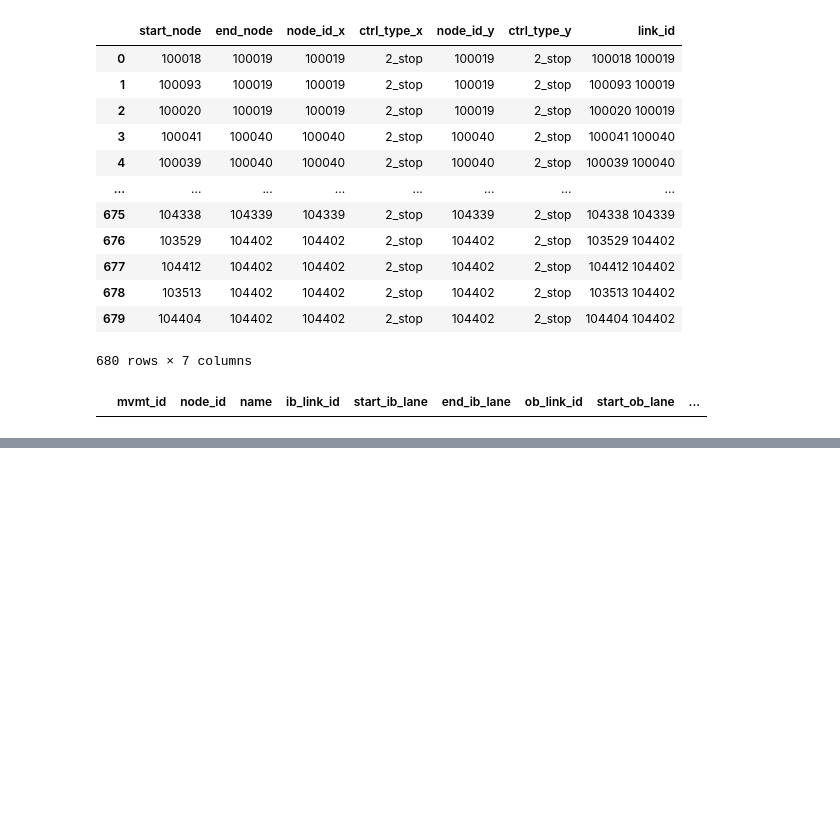
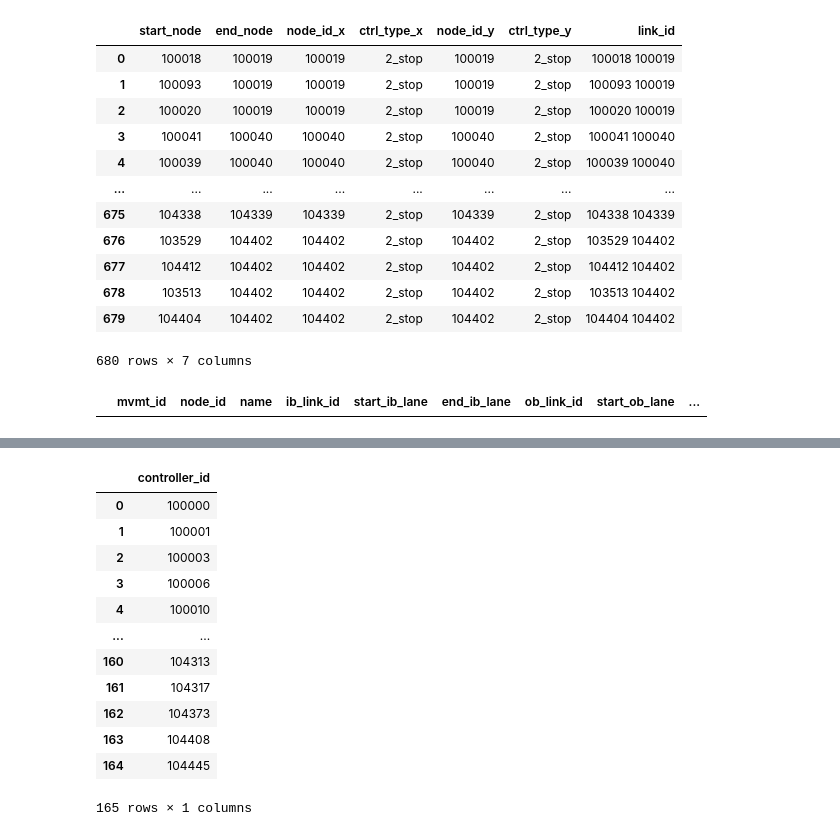
Before and after one commit to zephyr-data-specs/gmns, a Jupyter notebook: usage/conversion/DynusT/DynusT_Signals.ipynb, the cells around one changed output, grey strips where cells are left out. Drawn from its saved outputs; the diff is of its cells as text; code cells hidden in the pictures; blank space fills up the shorter version.

```diff
--- a/usage/conversion/DynusT/DynusT_Signals.ipynb
+++ b/usage/conversion/DynusT/DynusT_Signals.ipynb
@@ -203,2 +219,20 @@ mvmts.to_csv('../../../examples/Lima/GMNS/movement.csv', index=False)
 # %%
-## now create the new signals tables from node_phase_lines and link_phase_lines
+## now create the new signal tables from node_phase_lines and link_phase_lines
+# no coordination, one timing plan per controller simplifies things columns=["controller_id"]
+
+signal_controllers = pd.DataFrame(ctrl_nodes[ctrl_nodes['ctrl_type'] == 'signal']['node_id']).rename(columns={"node_id": "controller_id"}).reset_index(drop=True)
+signal_controllers
+# %% [output]
+|  | controller_id |
+| 0 | 100000 |
+| 1 | 100001 |
+| 2 | 100003 |
+| 3 | 100006 |
+| 4 | 100010 |
+| ... | ... |
+| 160 | 104313 |
+| 161 | 104317 |
+| 162 | 104373 |
+| 163 | 104408 |
+| 164 | 104445 |
+165 rows × 1 columns
```
Also changed, not shown: parts of 4 cells of this notebook, 2 other files.
